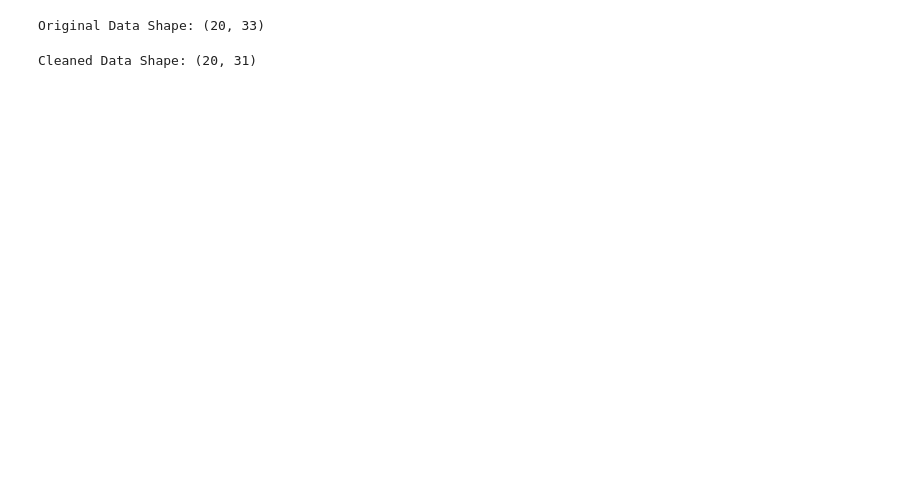
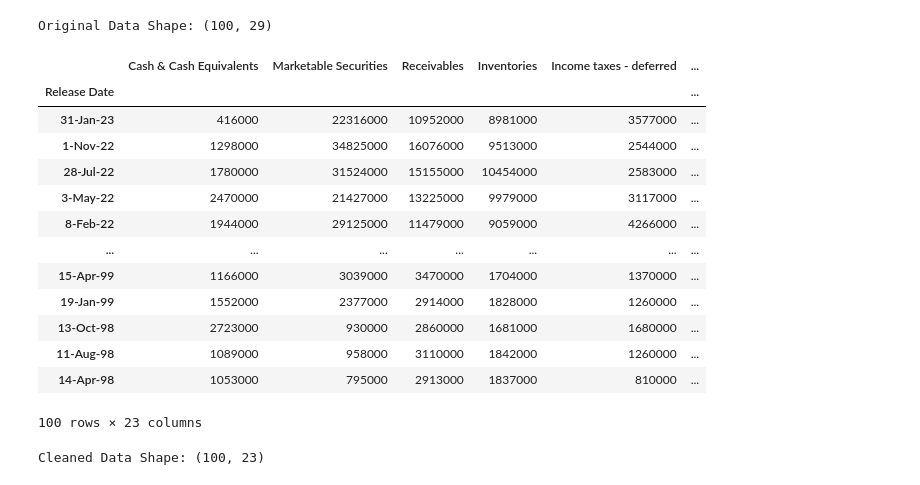
Before and after one commit to qnot/stock-post-finance, a Jupyter notebook: stock_post_finance.ipynb, the cells around one changed output. Cells and saved outputs as stored; diff of their text form; code cells hidden in the pictures; blank space fills up the shorter version.

```diff
--- a/stock_post_finance.ipynb
+++ b/stock_post_finance.ipynb
@@ -12,19 +12,38 @@ from datetime import datetime
 # %%
-income_statement_file = "Profit&Loss.csv"
-df = pd.read_csv(income_statement_file)
+# income_statement_file = "Profit&Loss.csv"
+pfizer_file = 'pfizer_data.csv'
+df = pd.read_csv(pfizer_file)
 
 print(f'Original Data Shape: {df.shape}')
 
+# Data cleaning by dropping NaN
+df = df.dropna(thresh=1)
+df = df.dropna(axis=1)
+
 # Set first column as index
-df = df.set_index("Date")
+df = df.set_index("Release Date")
 # %% [output]
-Original Data Shape: (20, 33)
+Original Data Shape: (100, 29)
+# %%
+df
+# %% [output]
+|  | Cash & Cash Equivalents | Marketable Securities | Receivables | Inventories | Income taxes - deferred | ... |
+| Release Date |  |  |  |  |  | ... |
+| 31-Jan-23 | 416000 | 22316000 | 10952000 | 8981000 | 3577000 | ... |
+| 1-Nov-22 | 1298000 | 34825000 | 16076000 | 9513000 | 2544000 | ... |
+| 28-Jul-22 | 1780000 | 31524000 | 15155000 | 10454000 | 2583000 | ... |
+| 3-May-22 | 2470000 | 21427000 | 13225000 | 9979000 | 3117000 | ... |
+| 8-Feb-22 | 1944000 | 29125000 | 11479000 | 9059000 | 4266000 | ... |
+| ... | ... | ... | ... | ... | ... | ... |
+| 15-Apr-99 | 1166000 | 3039000 | 3470000 | 1704000 | 1370000 | ... |
+| 19-Jan-99 | 1552000 | 2377000 | 2914000 | 1828000 | 1260000 | ... |
+| 13-Oct-98 | 2723000 | 930000 | 2860000 | 1681000 | 1680000 | ... |
+| 11-Aug-98 | 1089000 | 958000 | 3110000 | 1842000 | 1260000 | ... |
+| 14-Apr-98 | 1053000 | 795000 | 2913000 | 1837000 | 810000 | ... |
+100 rows × 23 columns
 # %%
 # Removed all columns having all 0s
 df = df.drop(df.columns[df.eq(0).all()], axis=1)
-
-# Data cleaning by dropping NaN
-df = df.dropna(thresh=1)
 
 # Force data column data to be numeric by removing comma
 df = df.replace(',', '', regex=True)
@@ -32,7 +51,7 @@ df = df.apply(pd.to_numeric)
 
 print(f'Cleaned Data Shape: {df.shape}')
 # %% [output]
-Cleaned Data Shape: (20, 31)
+Cleaned Data Shape: (100, 23)
 # %%
 # Calculate the correlation matrix
 corr_matrix = df.corr().abs()
```
Also changed, not shown: parts of 8 cells of this notebook, 1 other file.
